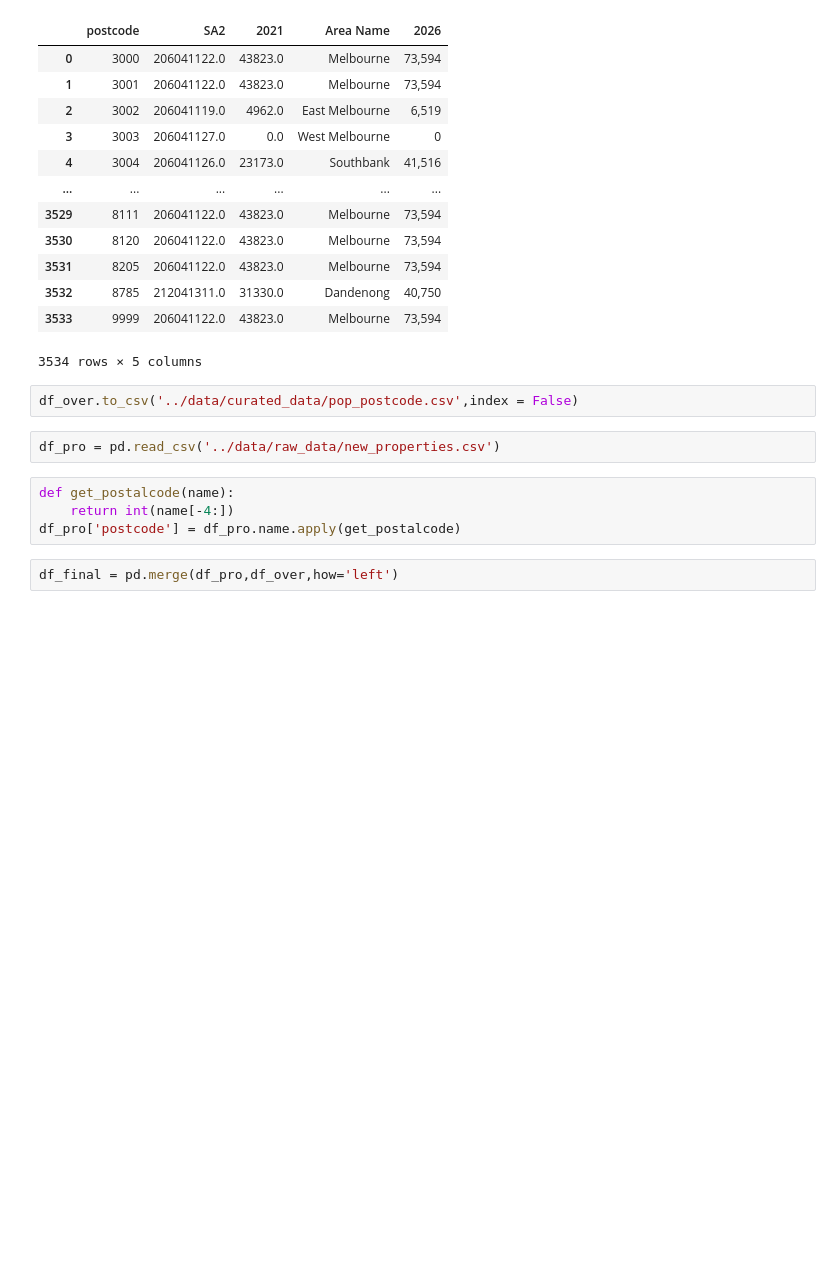
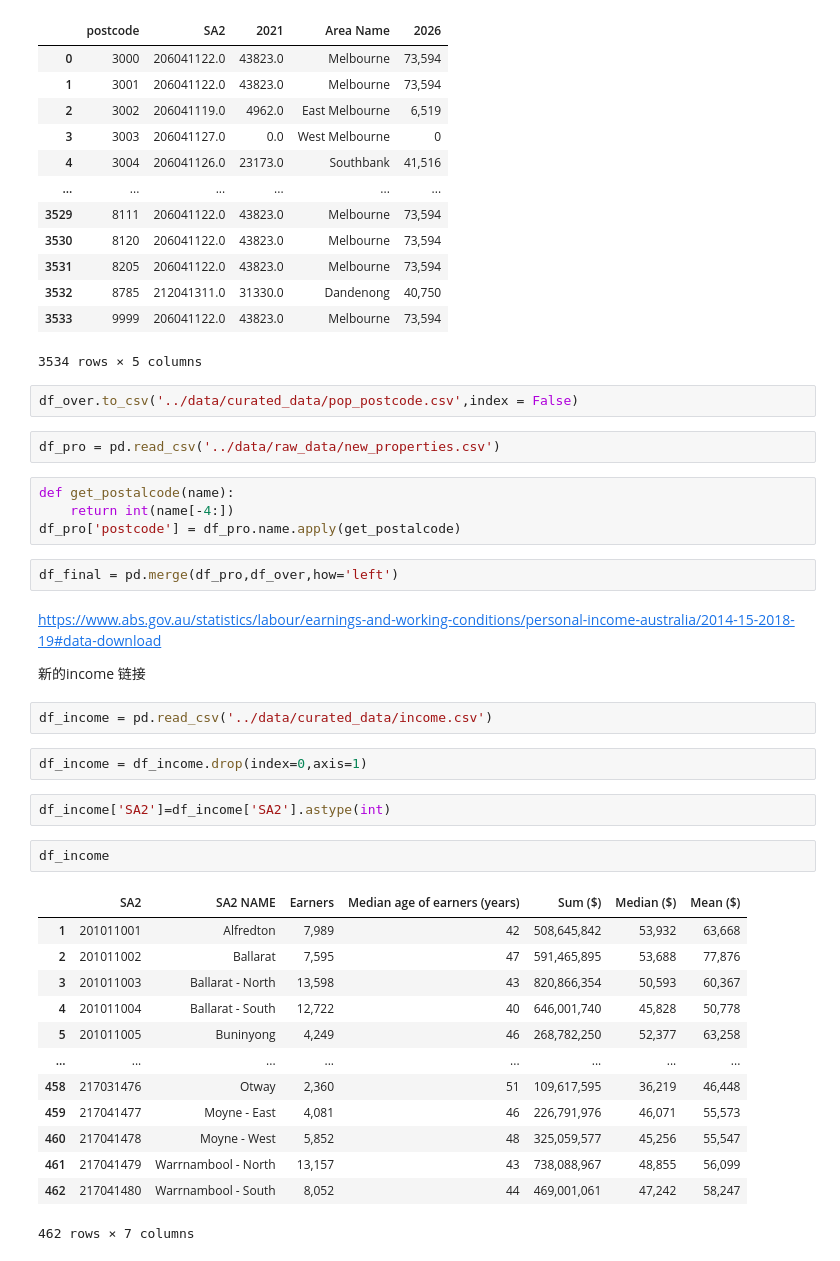
Before and after one commit to MAST30034-Applied-Data-Science/generic-real-estate-consulting-project-group37, a Jupyter notebook: notebooks/postcode.ipynb, the cells around one changed output. Saved outputs shown, nothing was run; the diff lists cells and outputs as text; blank space fills up the shorter version.

```diff
--- a/notebooks/postcode.ipynb
+++ b/notebooks/postcode.ipynb
@@ -142,3 +142,29 @@ def get_postalcode(name):
 df_pro['postcode'] = df_pro.name.apply(get_postalcode)
 # %%
 df_final = pd.merge(df_pro,df_over,how='left')
+# %% [markdown]
+https://www.abs.gov.au/statistics/labour/earnings-and-working-conditions/personal-income-australia/2014-15-2018-19#data-download
+
+新的income 链接
+# %%
+df_income = pd.read_csv('../data/curated_data/income.csv')
+# %%
+df_income = df_income.drop(index=0,axis=1)
+# %%
+df_income['SA2']=df_income['SA2'].astype(int)
+# %%
+df_income
+# %% [output]
+|  | SA2 | SA2 NAME | Earners | Median age of earners (years) | Sum ($) | Median ($) | Mean ($) |
+| 1 | 201011001 | Alfredton | 7,989 | 42 | 508,645,842 | 53,932 | 63,668 |
+| 2 | 201011002 | Ballarat | 7,595 | 47 | 591,465,895 | 53,688 | 77,876 |
+| 3 | 201011003 | Ballarat - North | 13,598 | 43 | 820,866,354 | 50,593 | 60,367 |
+| 4 | 201011004 | Ballarat - South | 12,722 | 40 | 646,001,740 | 45,828 | 50,778 |
+| 5 | 201011005 | Buninyong | 4,249 | 46 | 268,782,250 | 52,377 | 63,258 |
+| ... | ... | ... | ... | ... | ... | ... | ... |
+| 458 | 217031476 | Otway | 2,360 | 51 | 109,617,595 | 36,219 | 46,448 |
+| 459 | 217041477 | Moyne - East | 4,081 | 46 | 226,791,976 | 46,071 | 55,573 |
+| 460 | 217041478 | Moyne - West | 5,852 | 48 | 325,059,577 | 45,256 | 55,547 |
+| 461 | 217041479 | Warrnambool - North | 13,157 | 43 | 738,088,967 | 48,855 | 56,099 |
+| 462 | 217041480 | Warrnambool - South | 8,052 | 44 | 469,001,061 | 47,242 | 58,247 |
+462 rows × 7 columns
```
Also changed, not shown: parts of 4 cells of this notebook, 3 other files.
